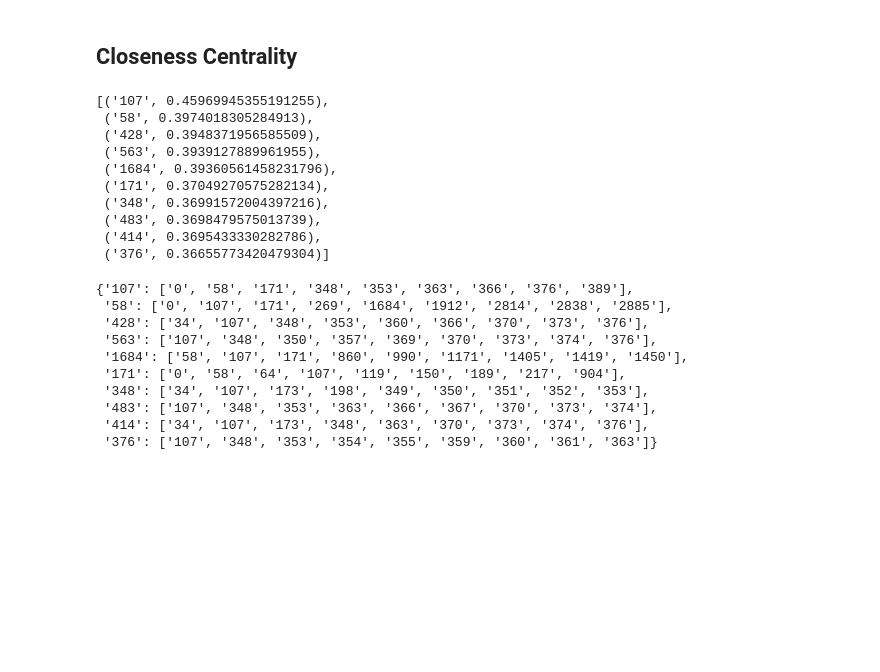
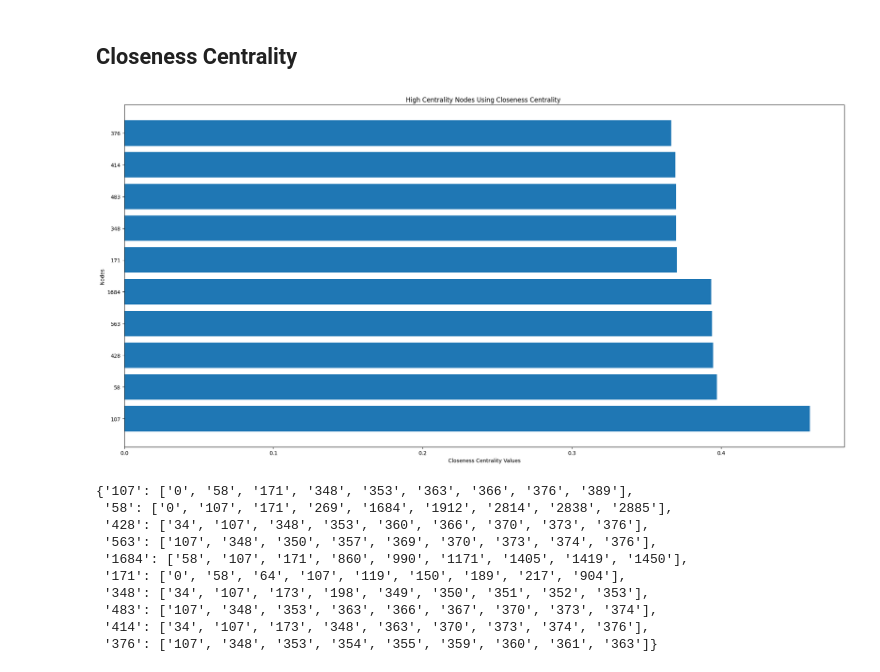
Before and after one commit to GLAZERadr/Social-Network-Analysis-On-Facebook-Dataset, a Jupyter notebook: social-graph.ipynb, the cells around one changed output. Cells and saved outputs as stored; diff of their text form; code cells hidden in the pictures; blank space fills up the shorter version.

```diff
--- a/social-graph.ipynb
+++ b/social-graph.ipynb
@@ -18,24 +18,31 @@ plt.show()
 # %%
 cc = nx.centrality.closeness_centrality(G)
 # %%
-(sorted(cc.items(), key=lambda item:item[1], reverse=True))[:10]
+closeness_centrality = (sorted(cc.items(), key=lambda item:item[1], reverse=True))[:10]
-# %% [output]
-[('107', 0.45969945355191255),
- ('58', 0.3974018305284913),
- ('428', 0.3948371956585509),
- ('563', 0.3939127889961955),
- ('1684', 0.39360561458231796),
- ('171', 0.37049270575282134),
- ('348', 0.36991572004397216),
- ('483', 0.3698479575013739),
- ('414', 0.3695433330282786),
- ('376', 0.36655773420479304)]
 # %%
 top_nodes = (sorted(cc.items(), key=lambda item:item[1], reverse=True))[:10]
 neighbors_of_top_centrality_nodes = {}
 for node, centrality in top_nodes:
     neighbors = list(G.neighbors(node))
     neighbors_of_top_centrality_nodes[node] = neighbors[:9]
+# %%
+node = [item[0] for item in closeness_centrality]
+cent_values = [item[1] for item in closeness_centrality]
+
+# Create a bar chart with nodes on the y-axis and values on the x-axis
+plt.figure(figsize=(20, 10))
+plt.barh(node, cent_values)  # Use barh to create a horizontal bar chart
+
+# Add labels and title
+plt.xlabel('Closeness Centrality Values')
+plt.ylabel('Nodes')
+plt.title('High Centrality Nodes Using Closeness Centrality ')
+
+# Show the plot
+plt.tight_layout()
+plt.show()
+# %% [output]
+[figure, added]
 # %%
 neighbors_of_top_centrality_nodes
 # %% [output]
```
Also changed, not shown: parts of 7 cells of this notebook, 1 other file.
